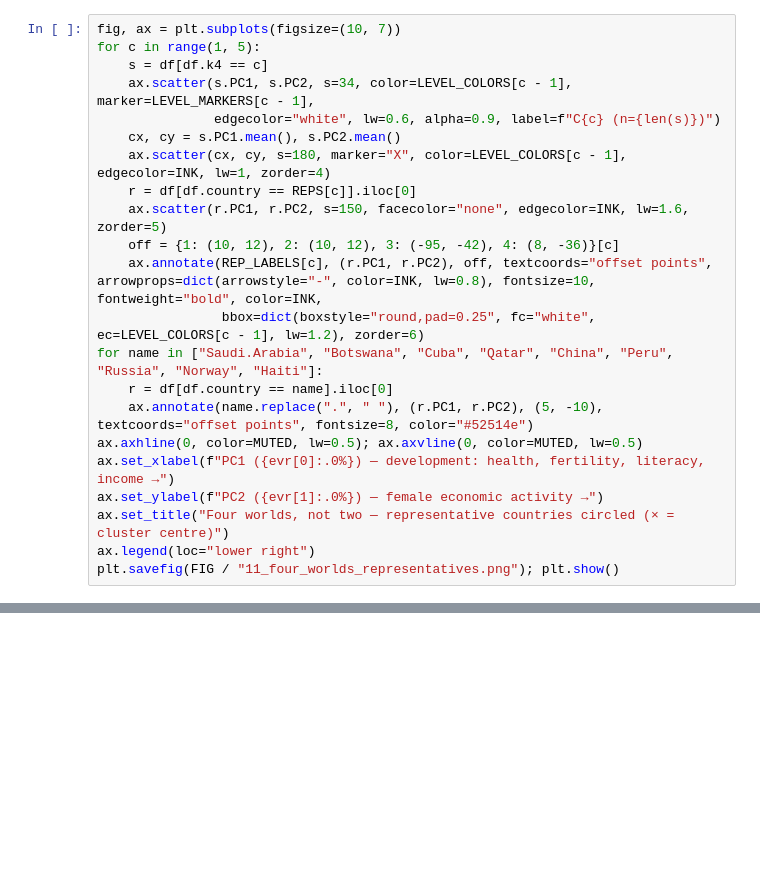
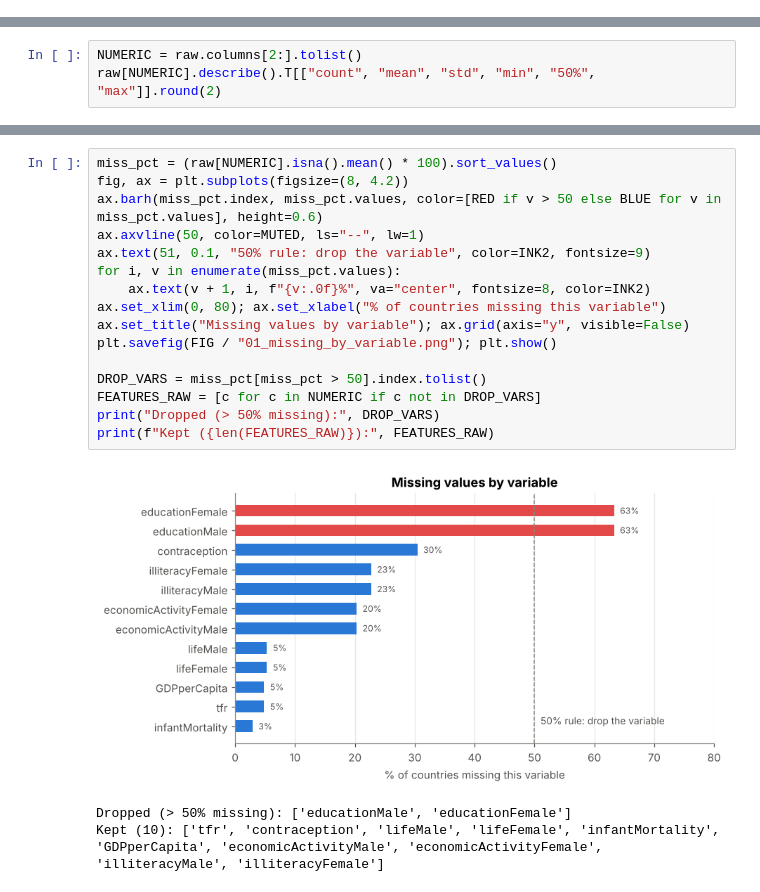
Before and after one commit to riccardocatella2-lab/UN-clusters, a Jupyter notebook: un_clusters_analysis.ipynb, the cells around one changed output, grey strips where cells are left out. Cells and saved outputs as stored; diff of their text form; blank space fills up the shorter version.

```diff
--- a/un_clusters_analysis.ipynb
+++ b/un_clusters_analysis.ipynb
@@ -787,22 +0,0 @@ rep_table[["region", "k4", "rank_in_cluster", "dist_to_centroid"] + show].round(
-# %%
-fig, ax = plt.subplots(figsize=(10, 7))
-for c in range(1, 5):
-    s = df[df.k4 == c]
-    ax.scatter(s.PC1, s.PC2, s=34, color=LEVEL_COLORS[c - 1], marker=LEVEL_MARKERS[c - 1],
-               edgecolor="white", lw=0.6, alpha=0.9, label=f"C{c} (n={len(s)})")
-    cx, cy = s.PC1.mean(), s.PC2.mean()
-    ax.scatter(cx, cy, s=180, marker="X", color=LEVEL_COLORS[c - 1], edgecolor=INK, lw=1, zorder=4)
-    r = df[df.country == REPS[c]].iloc[0]
-    ax.scatter(r.PC1, r.PC2, s=150, facecolor="none", edgecolor=INK, lw=1.6, zorder=5)
-    off = {1: (10, 12), 2: (10, 12), 3: (-95, -42), 4: (8, -36)}[c]
-    ax.annotate(REP_LABELS[c], (r.PC1, r.PC2), off, textcoords="offset points", arrowprops=dict(arrowstyle="-", color=INK, lw=0.8), fontsize=10, fontweight="bold", color=INK,
-                bbox=dict(boxstyle="round,pad=0.25", fc="white", ec=LEVEL_COLORS[c - 1], lw=1.2), zorder=6)
-for name in ["Saudi.Arabia", "Botswana", "Cuba", "Qatar", "China", "Peru", "Russia", "Norway", "Haiti"]:
-    r = df[df.country == name].iloc[0]
-    ax.annotate(name.replace(".", " "), (r.PC1, r.PC2), (5, -10), textcoords="offset points", fontsize=8, color="#52514e")
-ax.axhline(0, color=MUTED, lw=0.5); ax.axvline(0, color=MUTED, lw=0.5)
-ax.set_xlabel(f"PC1 ({evr[0]:.0%}) — development: health, fertility, literacy, income →")
-ax.set_ylabel(f"PC2 ({evr[1]:.0%}) — female economic activity →")
-ax.set_title("Four worlds, not two — representative countries circled (× = cluster centre)")
-ax.legend(loc="lower right")
-plt.savefig(FIG / "11_four_worlds_representatives.png"); plt.show()
@@ -843,0 +88,3 @@ plt.savefig(FIG / "11_four_worlds_representatives.png"); plt.show()
+# %%
+NUMERIC = raw.columns[2:].tolist()
+raw[NUMERIC].describe().T[["count", "mean", "std", "min", "50%", "max"]].round(2)
@@ -843,0 +119,20 @@ plt.savefig(FIG / "11_four_worlds_representatives.png"); plt.show()
+# %%
+miss_pct = (raw[NUMERIC].isna().mean() * 100).sort_values()
+fig, ax = plt.subplots(figsize=(8, 4.2))
+ax.barh(miss_pct.index, miss_pct.values, color=[RED if v > 50 else BLUE for v in miss_pct.values], height=0.6)
+ax.axvline(50, color=MUTED, ls="--", lw=1)
+ax.text(51, 0.1, "50% rule: drop the variable", color=INK2, fontsize=9)
+for i, v in enumerate(miss_pct.values):
+    ax.text(v + 1, i, f"{v:.0f}%", va="center", fontsize=8, color=INK2)
+ax.set_xlim(0, 80); ax.set_xlabel("% of countries missing this variable")
+ax.set_title("Missing values by variable"); ax.grid(axis="y", visible=False)
+plt.savefig(FIG / "01_missing_by_variable.png"); plt.show()
+
+DROP_VARS = miss_pct[miss_pct > 50].index.tolist()
+FEATURES_RAW = [c for c in NUMERIC if c not in DROP_VARS]
+print("Dropped (> 50% missing):", DROP_VARS)
+print(f"Kept ({len(FEATURES_RAW)}):", FEATURES_RAW)
+# %% [output]
+[figure, added]
+Dropped (> 50% missing): ['educationMale', 'educationFemale']
+Kept (10): ['tfr', 'contraception', 'lifeMale', 'lifeFemale', 'infantMortality', 'GDPperCapita', 'economicActivityMale', 'economicActivityFemale', 'illiteracyMale', 'illiteracyFemale']
```
Also changed, not shown: parts of 147 cells of this notebook, 26 other files.
